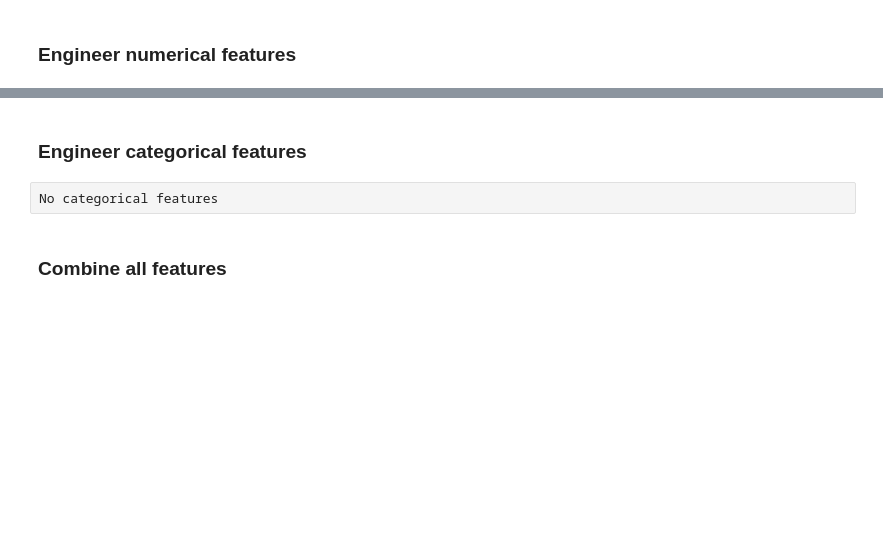
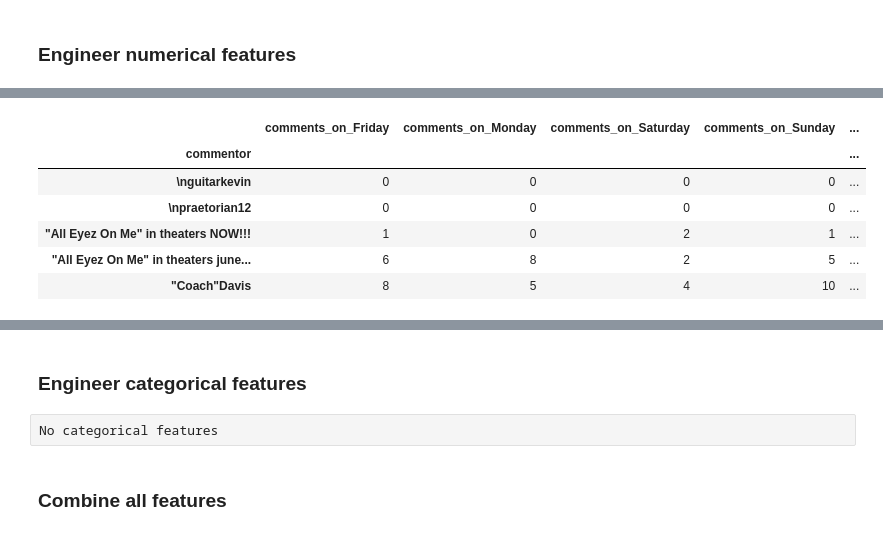
Before and after one commit to jweisman11a/pft_capstone, a Jupyter notebook: clustering/comment_feature_engineering.ipynb, the cells around one changed output, grey strips where cells are left out. Saved outputs shown, nothing was run; the diff lists cells and outputs as text; code cells hidden in the pictures; blank space fills up the shorter version.

```diff
--- a/clustering/comment_feature_engineering.ipynb
+++ b/clustering/comment_feature_engineering.ipynb
@@ -139,0 +119,16 @@ commentor_activity_duration = commentor_activity_duration.drop(labels=['min','ma
+# %%
+# Calculate which days of the week comments were made on
+comments['comment_date_dow'] = comments['comment_datetime_clean'].dt.day_name()
+comments_dow = pd.pivot_table(comments[['article_url','commentor','comment_date_dow']], index=['commentor'],
+                    columns=['comment_date_dow'], aggfunc='count', fill_value=0)
+comments_dow.columns = comments_dow.columns.droplevel()
+comments_dow.columns = ['comments_on_' + c for c in comments_dow.columns]
+# comments_dow.head()
+# %% [output]
+|  | comments_on_Friday | comments_on_Monday | comments_on_Saturday | comments_on_Sunday | ... |
+| commentor |  |  |  |  | ... |
+| \nguitarkevin | 0 | 0 | 0 | 0 | ... |
+| \npraetorian12 | 0 | 0 | 0 | 0 | ... |
+| "All Eyez On Me" in theaters NOW!!! | 1 | 0 | 2 | 1 | ... |
+| "All Eyez On Me" in theaters june... | 6 | 8 | 2 | 5 | ... |
+| "Coach"Davis | 8 | 5 | 4 | 10 | ... |
```
Also changed, not shown: parts of 10 cells of this notebook, 1 other file.
